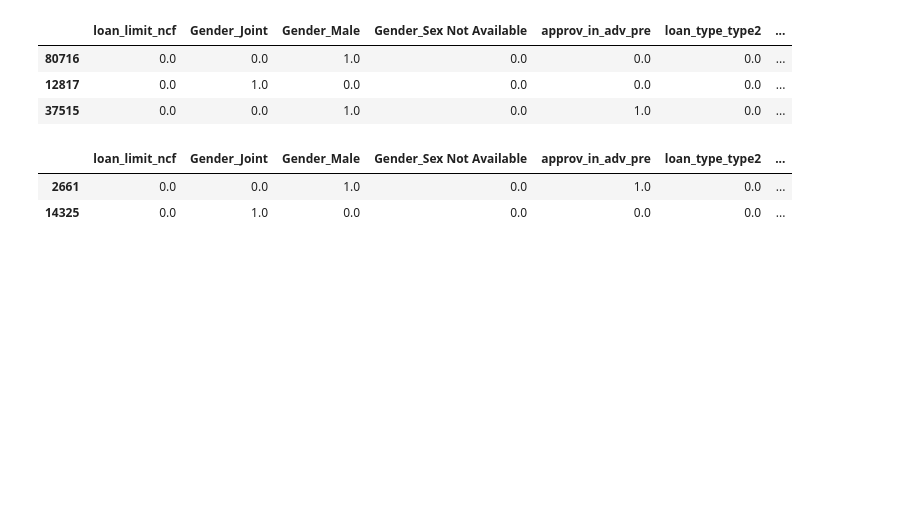
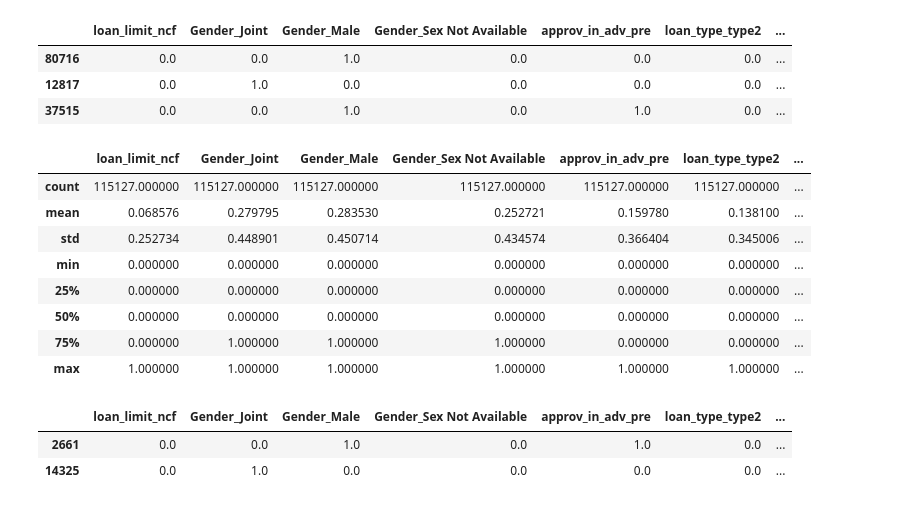
Before and after one commit to fernandobrancher/project_machine_learning_iii, a Jupyter notebook: project_loan_defaulters.ipynb, the cells around one changed output. Cells and saved outputs as stored; diff of their text form; code cells hidden in the pictures; blank space fills up the shorter version.

```diff
--- a/project_loan_defaulters.ipynb
+++ b/project_loan_defaulters.ipynb
@@ -338,6 +345,18 @@ X_train_transformed.head(3)
 | 80716 | 0.0 | 0.0 | 1.0 | 0.0 | 0.0 | 0.0 | ... |
 | 12817 | 0.0 | 1.0 | 0.0 | 0.0 | 0.0 | 0.0 | ... |
 | 37515 | 0.0 | 0.0 | 1.0 | 0.0 | 1.0 | 0.0 | ... |
+# %%
+X_train_transformed.describe()
+# %% [output]
+|  | loan_limit_ncf | Gender_Joint | Gender_Male | Gender_Sex Not Available | approv_in_adv_pre | loan_type_type2 | ... |
+| count | 115127.000000 | 115127.000000 | 115127.000000 | 115127.000000 | 115127.000000 | 115127.000000 | ... |
+| mean | 0.068576 | 0.279795 | 0.283530 | 0.252721 | 0.159780 | 0.138100 | ... |
+| std | 0.252734 | 0.448901 | 0.450714 | 0.434574 | 0.366404 | 0.345006 | ... |
+| min | 0.000000 | 0.000000 | 0.000000 | 0.000000 | 0.000000 | 0.000000 | ... |
+| 25% | 0.000000 | 0.000000 | 0.000000 | 0.000000 | 0.000000 | 0.000000 | ... |
+| 50% | 0.000000 | 0.000000 | 0.000000 | 0.000000 | 0.000000 | 0.000000 | ... |
+| 75% | 0.000000 | 1.000000 | 1.000000 | 1.000000 | 0.000000 | 0.000000 | ... |
+| max | 1.000000 | 1.000000 | 1.000000 | 1.000000 | 1.000000 | 1.000000 | ... |
 # %%
 # Column Transform: dados de treino
 X_test_transformed = pre_processamento.transform(X_test)
```
Also changed, not shown: parts of 18 cells of this notebook.
